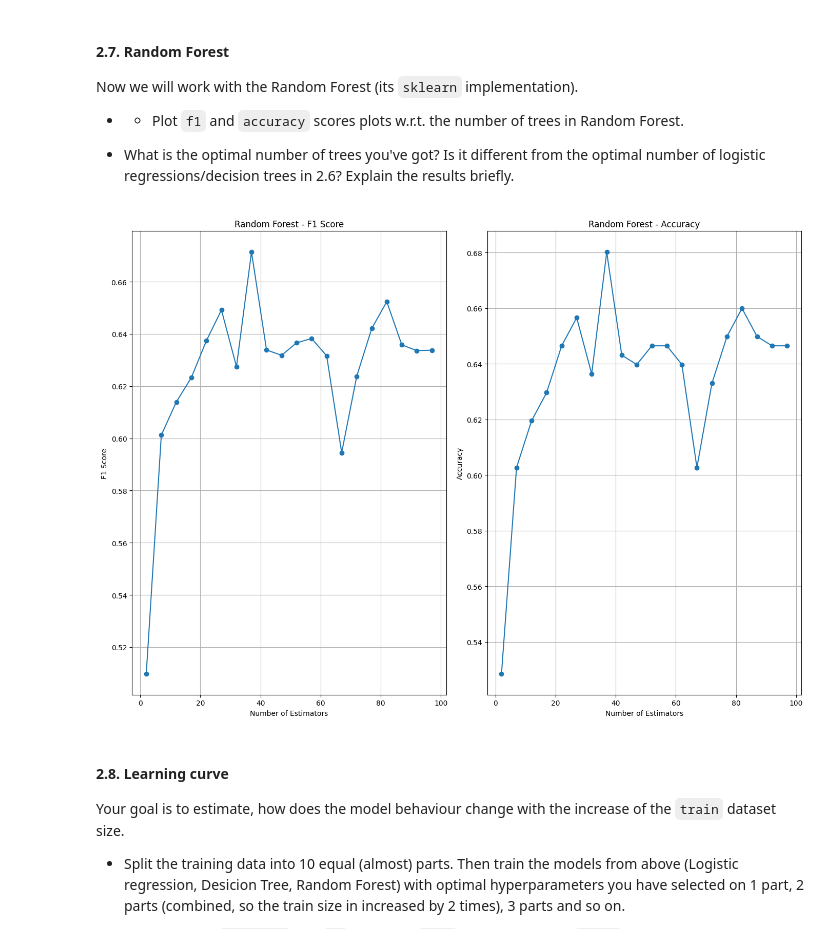
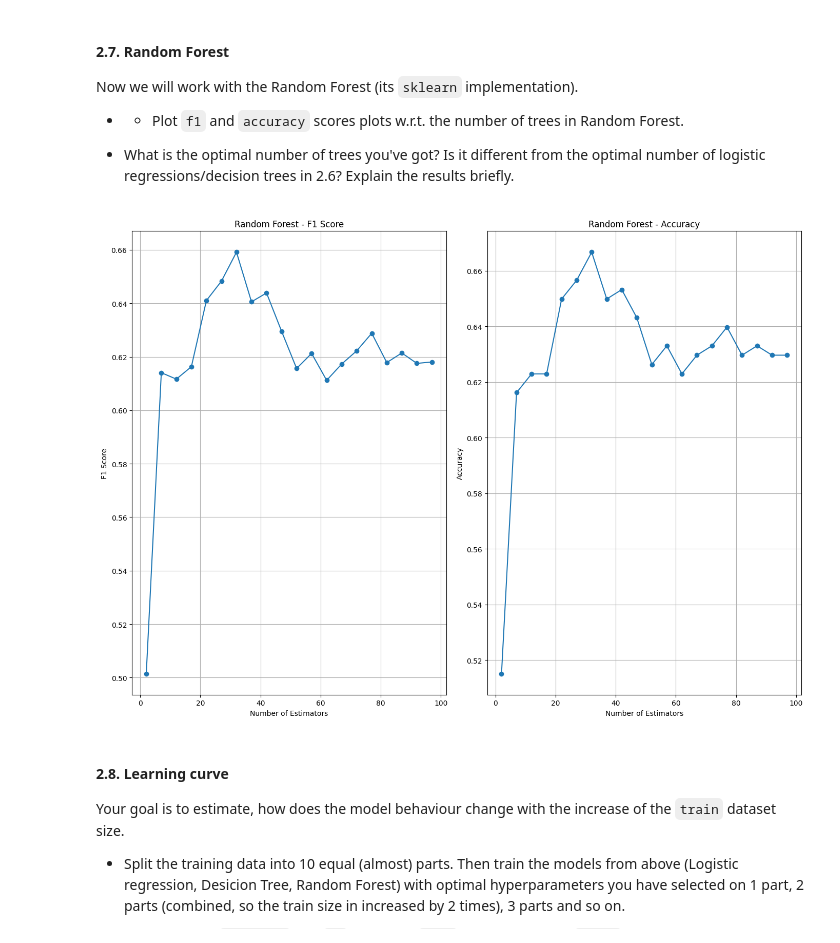
Before and after one commit to brayandm/master-machine-learning-homeworks, a Jupyter notebook: lab01_ml_pipeline/lab01_part2_ml_pipeline.ipynb, the cells around one changed output. Saved outputs shown, nothing was run; the diff lists cells and outputs as text; code cells hidden in the pictures.

```diff
--- a/lab01_ml_pipeline/lab01_part2_ml_pipeline.ipynb
+++ b/lab01_ml_pipeline/lab01_part2_ml_pipeline.ipynb
@@ -561,7 +571,7 @@ rf_sizes = list(range(2, 101, 5))
 for n in rf_sizes:
     random_forest_pipeline = Pipeline([
         ('preprocessing', pca_pipeline),
-        ('rf', RandomForestClassifier(n_estimators=n))
+        ('rf', RandomForestClassifier(n_estimators=n, random_state=random_seed))
     ])
 
     random_forest_pipeline.fit(X_train, y_train)
@@ -570,35 +580,42 @@ for n in rf_sizes:
 
     rf_accuracy = accuracy_score(y_test, y_pred)
     rf_f1 = f1_score(y_test, y_pred, average='weighted')
 
     rf_accuracy_scores.append(rf_accuracy)
     rf_f1_scores.append(rf_f1)
+
+best_rf_size = rf_sizes[np.argmax(rf_f1_scores)]
+
+random_forest_pipeline_best = Pipeline([
+    ('preprocessing', pca_pipeline),
+    ('rf', RandomForestClassifier(n_estimators=best_rf_size, random_state=random_seed))
+])
 
 plt.figure(figsize=(14, 10))
 
 plt.subplot(1, 2, 1)
 plt.plot(rf_sizes, rf_f1_scores, label='F1 Score', marker='o')
 plt.title('Random Forest - F1 Score')
 plt.xlabel('Number of Estimators')
 plt.ylabel('F1 Score')
 plt.grid(True)
 
 plt.subplot(1, 2, 2)
 plt.plot(rf_sizes, rf_accuracy_scores, label='Accuracy', marker='o')
 plt.title('Random Forest - Accuracy')
 plt.xlabel('Number of Estimators')
 plt.ylabel('Accuracy')
 plt.grid(True)
 
 plt.tight_layout()
 plt.show()
 
-# The optimal number of estimators for the random forest model is near to 40,
+# The optimal number of estimators for the random forest model is near to 30,
 # these results are different from the logistic regression and the decision tree
 # because the random forest uses a different base model. This base model is a decision tree
 # but with random features, so the variance is reduced and the model is more stable.
 # %% [output]
-[figure, old version]
+[figure, new version]
 # %% [markdown]
 #### 2.8. Learning curve
 Your goal is to estimate, how does the model behaviour change with the increase of the `train` dataset size.
```
Also changed, not shown: parts of 3 cells of this notebook.
